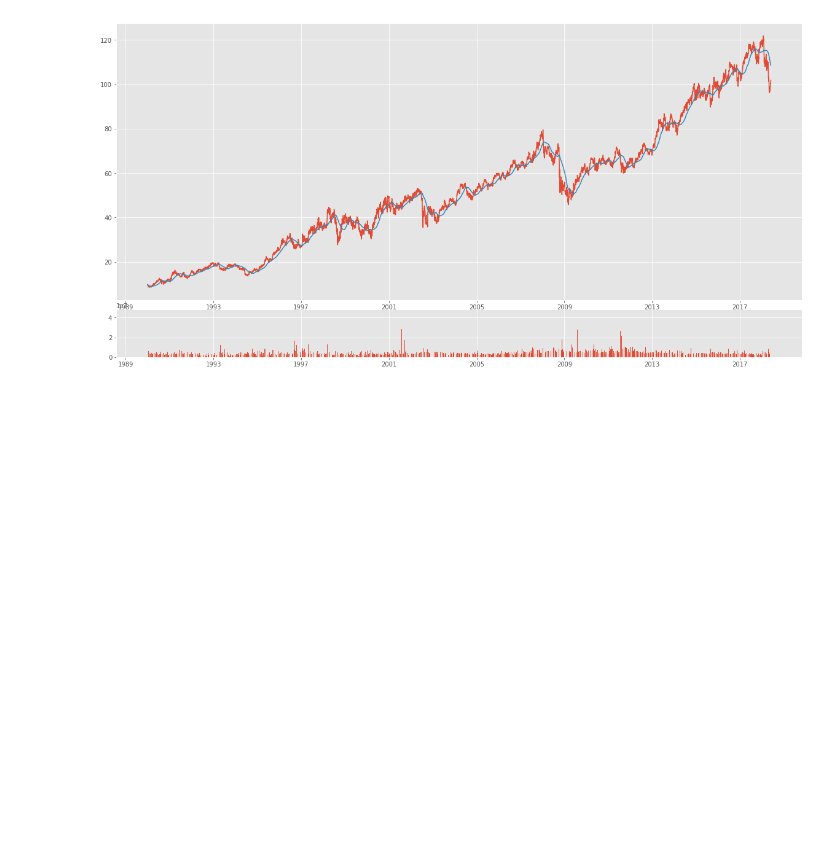
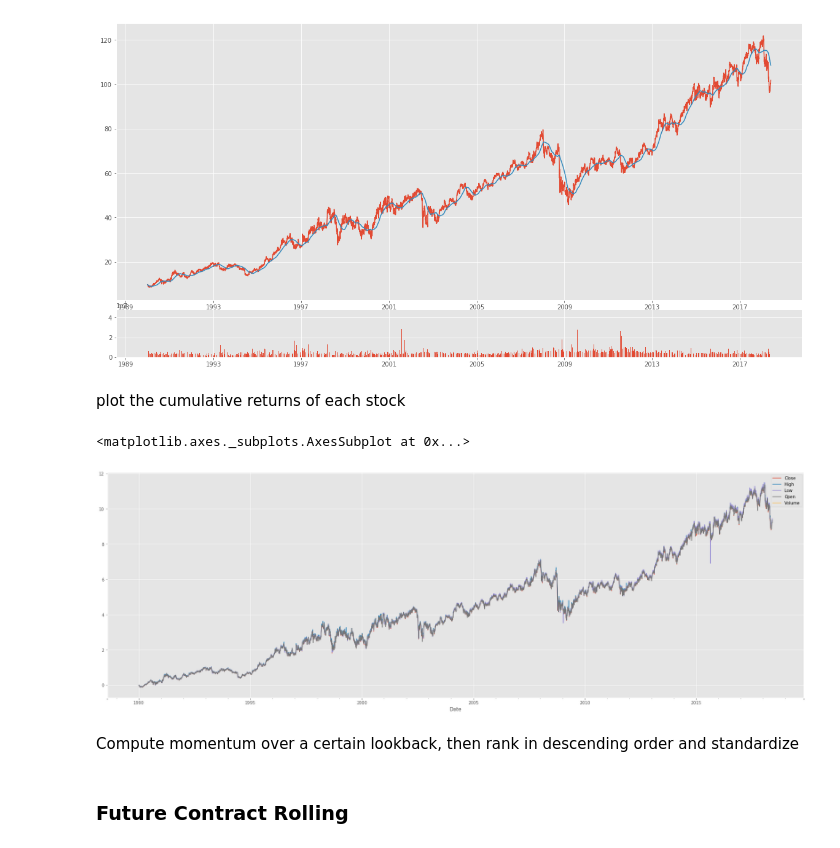
Before and after one commit to dmf42186/MSDS-7333-Quantifying-the-World, a Jupyter notebook: Unit 4 Case Study/CaseStudy3_Tims_Notebook.ipynb, the cells around one changed output. Drawn from its saved outputs; the diff is of its cells as text; code cells hidden in the pictures; blank space fills up the shorter version.

```diff
--- a/Unit 4 Case Study/CaseStudy3_Tims_Notebook.ipynb
+++ b/Unit 4 Case Study/CaseStudy3_Tims_Notebook.ipynb
@@ -111,3 +111,17 @@ ax2.bar(pep.index, pep['Volume'])
 plt.show()
 # %% [output]
 [figure]
+# %% [markdown]
+ plot the cumulative returns of each stock
+# %%
+plt.rcParams["figure.figsize"] = (30,10)
+pep = pep.asfreq('B').fillna(method='pad')
+rets = pep.pct_change()
+((1 + rets).cumprod() - 1).plot()
+# %% [output]
+<matplotlib.axes._subplots.AxesSubplot at 0x...>
+[figure, added]
+# %% [markdown]
+Compute momentum over a certain lookback, then rank in descending order and standardize
+# %% [markdown]
+### Future Contract Rolling
```
Also changed, not shown: parts of 34 cells of this notebook.
